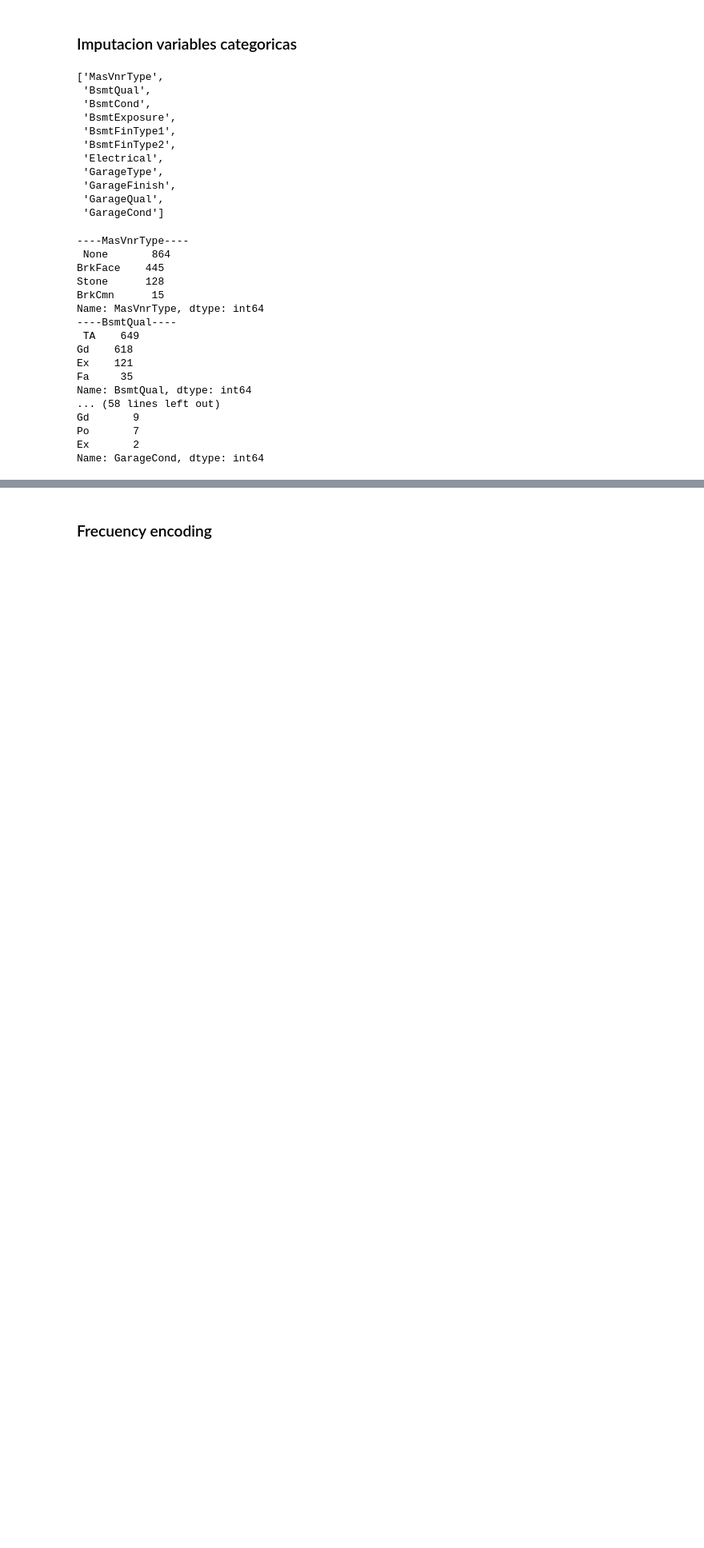
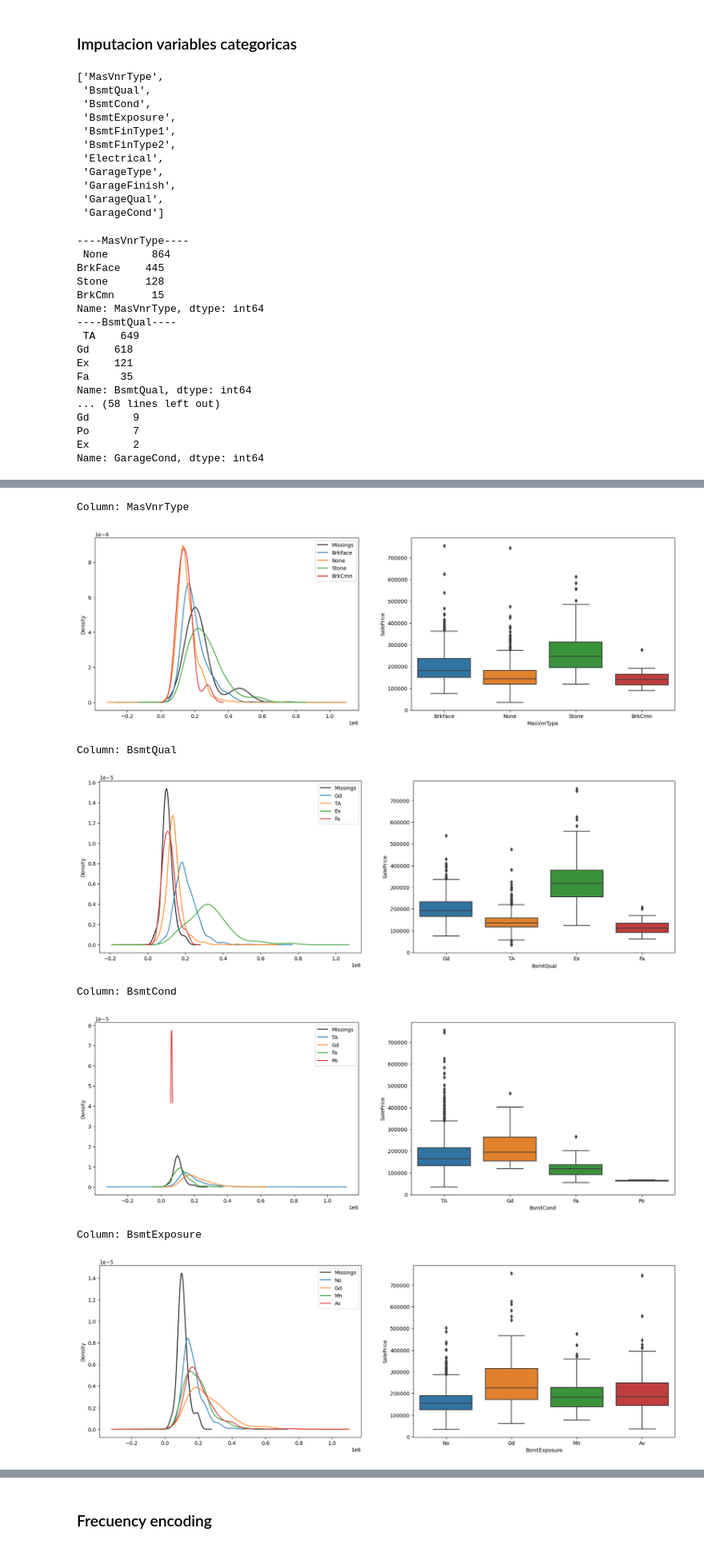
Before and after one commit to pablogalileo/classproject, a Jupyter notebook: Tareas/Tarea1.ipynb, the cells around one changed output, grey strips where cells are left out. Shown at 80% size. Cells and saved outputs as stored; diff of their text form; code cells hidden in the pictures; blank space fills up the shorter version.

```diff
--- a/Tareas/Tarea1.ipynb
+++ b/Tareas/Tarea1.ipynb
@@ -462,13 +342,0 @@ dataHP['Front_median']=np.round(dataHP['LotFrontage'].fillna(mediana))
-# %%
-dataHP['Front_mean']=np.round(dataHP['LotFrontage'].fillna(media))
-dataHP['Front_median']=np.round(dataHP['LotFrontage'].fillna(mediana))
-
-fig = plt.figure()
-ax = fig.add_subplot(111)
-
-dataHP['LotFrontage'].plot.density(color='black', label='Original')
-dataHP['Front_mean'].plot.density(color='blue', label='Mean')
-dataHP['Front_median'].plot.density(color='red', label='Median')
-dataHP[['LotFrontage','Front_mean','Front_median']].boxplot()
-ax.legend()
-plt.show()
@@ -630,0 +343,7 @@ plt.show()
+# %%
+for col in cols_rescatables_cat:
+    print(f'Column: {col}')
+    for val in dataHP[col].dropna().unique():
+        count = (dataHP[col]==val).sum()
+        print(val,count)
+    print()
@@ -630,0 +368,3 @@ plt.show()
+# %%
+#Electrical solo tiene un nan, haremos la imputacion directa porque da un error en la grafica, asignamos al que tiene mayor valor
+dataHP['Electrical'].fillna('SBrkr',inplace=True)
@@ -630,0 +398,23 @@ plt.show()
+# %%
+for col in cols_rescatables_cat:
+    print(f'Column: {col}')
+    fig = plt.figure(figsize=(20,6))
+    plt.subplot(1,2,1)
+    dataHP[dataHP[col].isnull()]['SalePrice'].plot(kind="kde", color="black", label="Missings")
+    for val in dataHP[col].dropna().unique():
+        count = (dataHP[col]==val).sum()
+        dataHP[dataHP[col] == val]['SalePrice'].plot(kind="kde", label=val)
+    plt.legend()
+
+    plt.subplot(1,2,2)
+    sns.boxplot(x=dataHP[col],y=dataHP['SalePrice'])
+    plt.show()
+# %% [output]
+Column: MasVnrType
+[figure, added]
+Column: BsmtQual
+[figure, added]
+Column: BsmtCond
+[figure, added]
+Column: BsmtExposure
+[figure, added]
```
Also changed, not shown: parts of 67 cells of this notebook.
